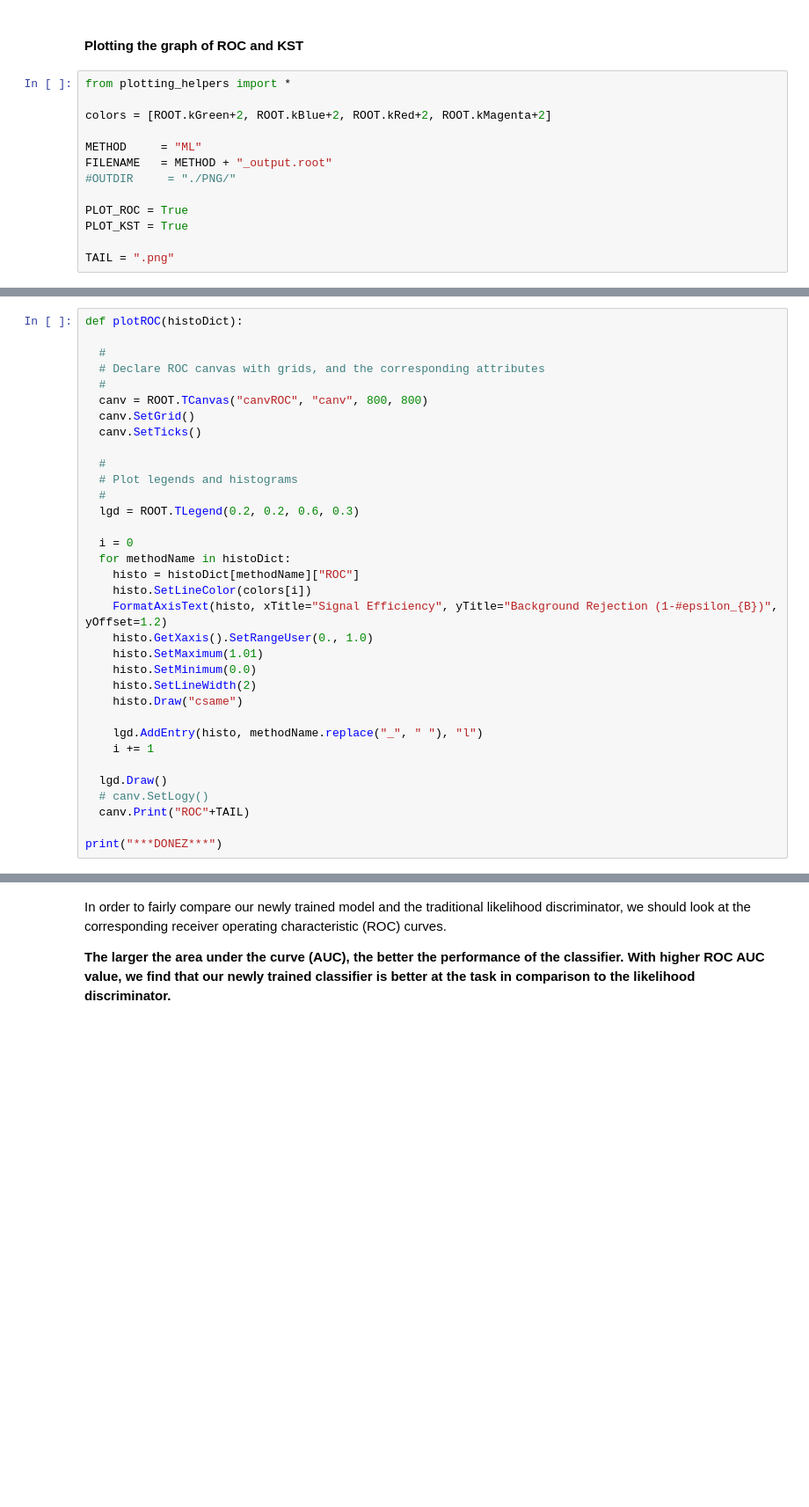
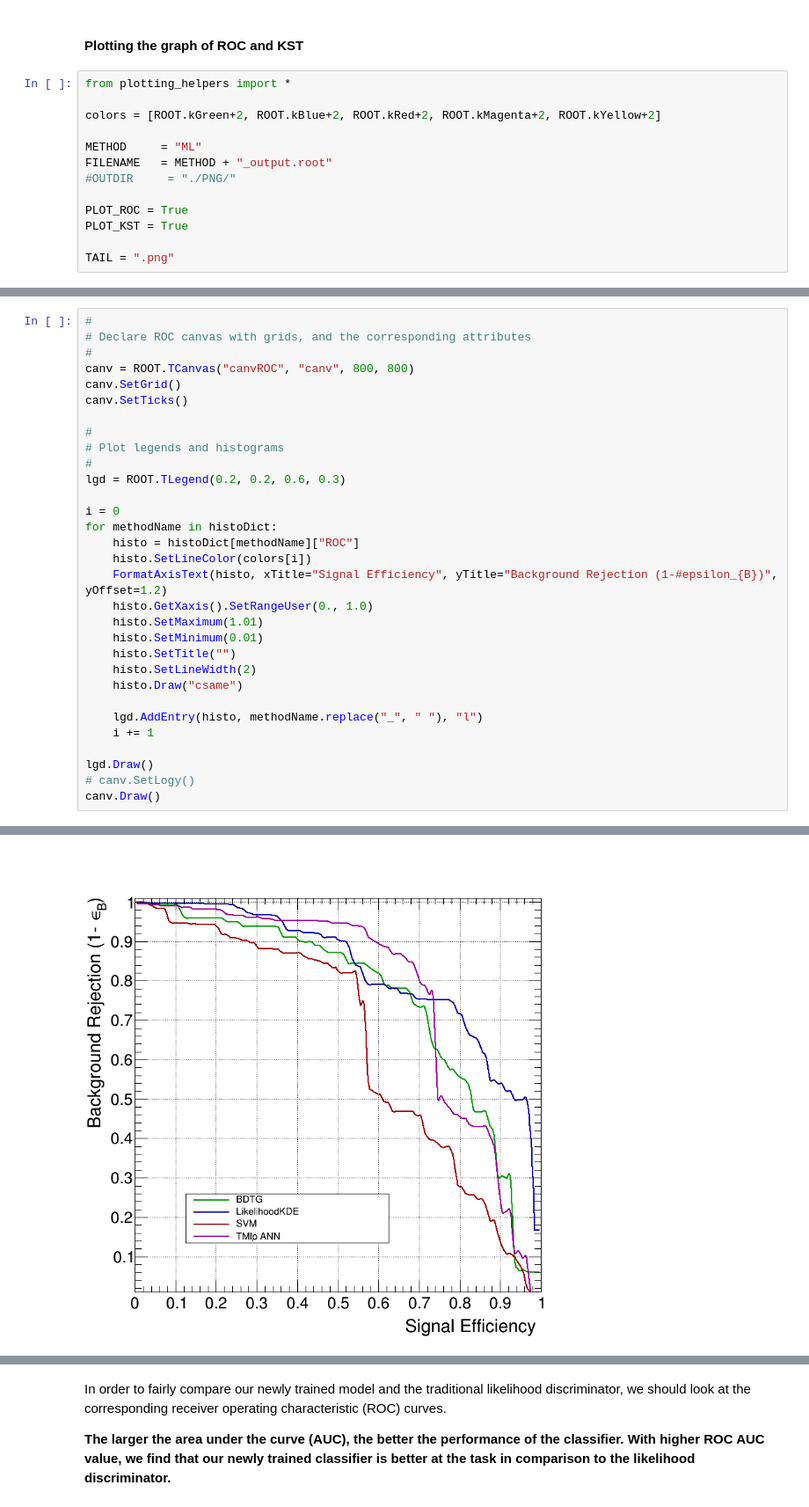
Before and after one commit to ncpp-my/opendata-cms-ml, a Jupyter notebook: notebooks/ML_TMVA.ipynb, the cells around one changed output, grey strips where cells are left out. Shown at 88% size. Saved outputs shown, nothing was run; the diff lists cells and outputs as text; blank space fills up the shorter version.

```diff
--- a/notebooks/ML_TMVA.ipynb
+++ b/notebooks/ML_TMVA.ipynb
@@ -254,7 +283,7 @@ There will be 2 graphs:
 # %%
 from plotting_helpers import *
 
-colors = [ROOT.kGreen+2, ROOT.kBlue+2, ROOT.kRed+2, ROOT.kMagenta+2]
+colors = [ROOT.kGreen+2, ROOT.kBlue+2, ROOT.kRed+2, ROOT.kMagenta+2, ROOT.kYellow+2]
 
 METHOD     = "ML"
 FILENAME   = METHOD + "_output.root"
@@ -386,35 +342,32 @@ def main(fileName):
 # %%
-def plotROC(histoDict):
+#
+# Declare ROC canvas with grids, and the corresponding attributes
+#
+canv = ROOT.TCanvas("canvROC", "canv", 800, 800)
+canv.SetGrid()
+canv.SetTicks()
 
-  #
-  # Declare ROC canvas with grids, and the corresponding attributes
-  #
-  canv = ROOT.TCanvas("canvROC", "canv", 800, 800)
-  canv.SetGrid()
-  canv.SetTicks()
+#
+# Plot legends and histograms
+#
+lgd = ROOT.TLegend(0.2, 0.2, 0.6, 0.3)
 
-  #
-  # Plot legends and histograms
-  #
-  lgd = ROOT.TLegend(0.2, 0.2, 0.6, 0.3)
-
-  i = 0
-  for methodName in histoDict:
+i = 0
+for methodName in histoDict:
     histo = histoDict[methodName]["ROC"]
     histo.SetLineColor(colors[i])
     FormatAxisText(histo, xTitle="Signal Efficiency", yTitle="Background Rejection (1-#epsilon_{B})", yOffset=1.2)
     histo.GetXaxis().SetRangeUser(0., 1.0)
     histo.SetMaximum(1.01)
-    histo.SetMinimum(0.0)
+    histo.SetMinimum(0.01)
+    histo.SetTitle("")
     histo.SetLineWidth(2)
     histo.Draw("csame")
 
     lgd.AddEntry(histo, methodName.replace("_", " "), "l")
     i += 1
 
-  lgd.Draw()
-  # canv.SetLogy()
-  canv.Print("ROC"+TAIL)
-
-print("***DONEZ***")
+lgd.Draw()
+# canv.SetLogy()
+canv.Draw()
 # %% [output]
@@ -421,0 +374 @@ print("***DONEZ***")
+[figure, added]
```
Also changed, not shown: parts of 15 cells of this notebook.
